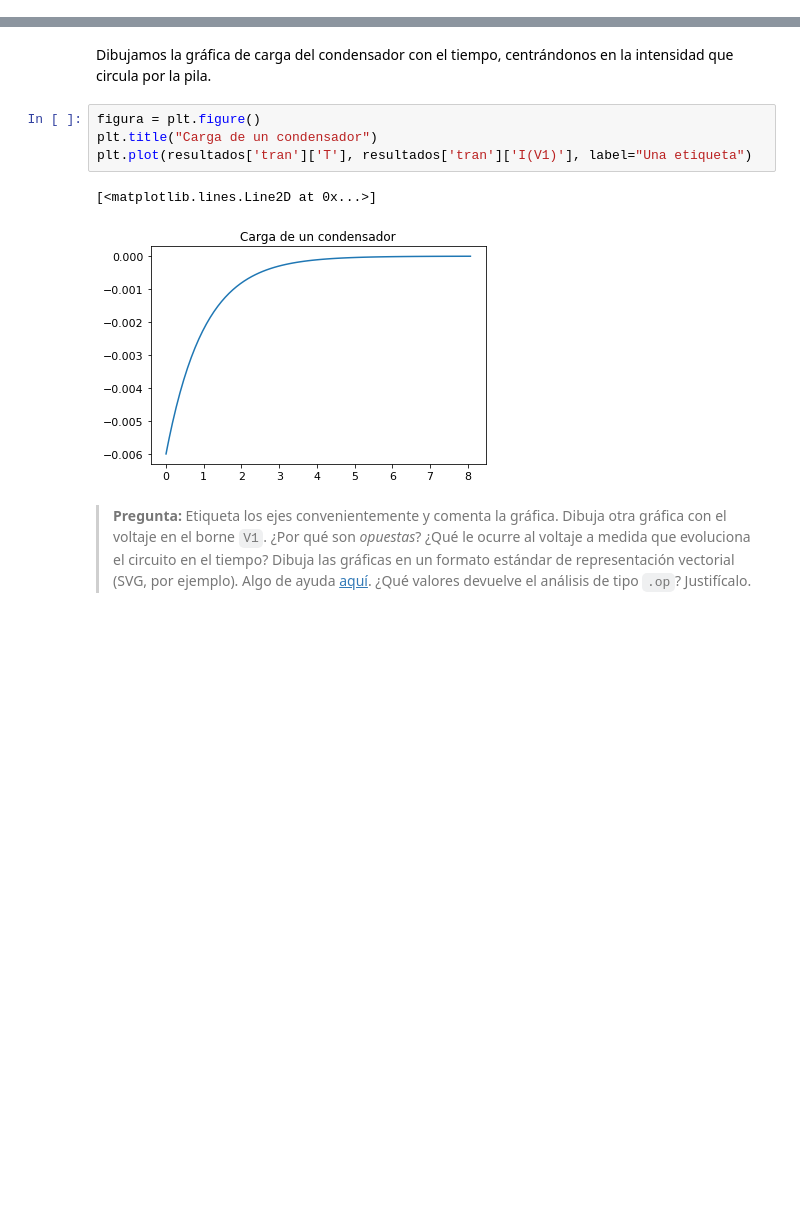
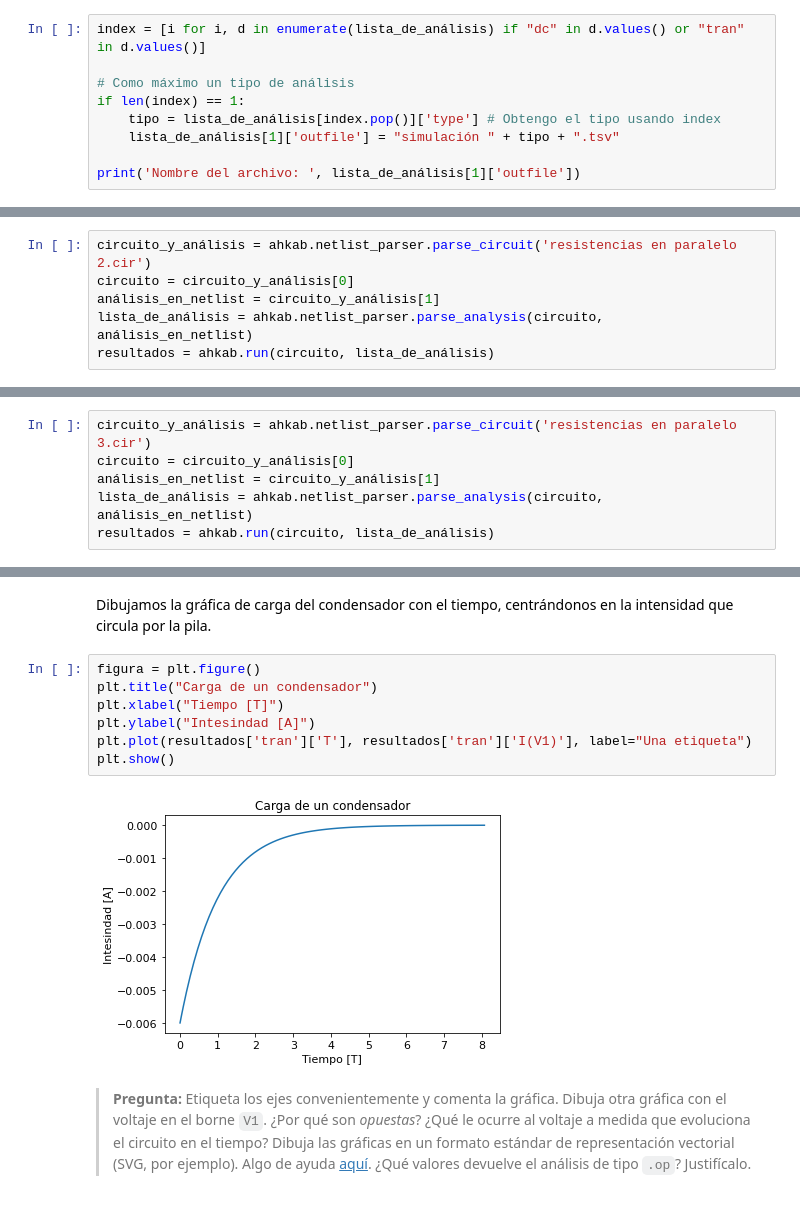
Before and after one commit to Xfirepc/FisicaParaInfo, a Jupyter notebook: enunciado.ipynb, the cells around one changed output, grey strips where cells are left out. Cells and saved outputs as stored; diff of their text form; blank space fills up the shorter version.

```diff
--- a/enunciado.ipynb
+++ b/enunciado.ipynb
@@ -308,0 +416,9 @@ Aquí tenéis un post de Stackoverflow con algo de [ayuda](https://stackoverflow
+# %%
+index = [i for i, d in enumerate(lista_de_análisis) if "dc" in d.values() or "tran" in d.values()]
+
+# Como máximo un tipo de análisis
+if len(index) == 1:
+    tipo = lista_de_análisis[index.pop()]['type'] # Obtengo el tipo usando index
+    lista_de_análisis[1]['outfile'] = "simulación " + tipo + ".tsv"
+
+print('Nombre del archivo: ', lista_de_análisis[1]['outfile'])
@@ -490,0 +786,6 @@ Repite lo mismo para los otros dos circuitos. Realiza además los cálculos con
+# %%
+circuito_y_análisis = ahkab.netlist_parser.parse_circuit('resistencias en paralelo 2.cir')
+circuito = circuito_y_análisis[0]
+análisis_en_netlist = circuito_y_análisis[1]
+lista_de_análisis = ahkab.netlist_parser.parse_analysis(circuito, análisis_en_netlist)
+resultados = ahkab.run(circuito, lista_de_análisis)
@@ -490,0 +844,6 @@ Repite lo mismo para los otros dos circuitos. Realiza además los cálculos con
+# %%
+circuito_y_análisis = ahkab.netlist_parser.parse_circuit('resistencias en paralelo 3.cir')
+circuito = circuito_y_análisis[0]
+análisis_en_netlist = circuito_y_análisis[1]
+lista_de_análisis = ahkab.netlist_parser.parse_analysis(circuito, análisis_en_netlist)
+resultados = ahkab.run(circuito, lista_de_análisis)
@@ -551,10 +942,12 @@ I(V1)       A              0    0        0
 # %%
 figura = plt.figure()
 plt.title("Carga de un condensador")
+plt.xlabel("Tiempo [T]")
+plt.ylabel("Intesindad [A]")
 plt.plot(resultados['tran']['T'], resultados['tran']['I(V1)'], label="Una etiqueta")
+plt.show()
 # %% [output]
-[<matplotlib.lines.Line2D at 0x...>]
-[figure, old version]
+[figure, new version]
 # %% [markdown]
 > **Pregunta:** Etiqueta los ejes convenientemente y comenta la gráfica. Dibuja otra gráfica con el voltaje en el borne `V1`. ¿Por qué son *opuestas*? ¿Qué le ocurre al voltaje a medida que evoluciona el circuito en el tiempo? Dibuja las gráficas en un formato estándar de representación vectorial (SVG, por ejemplo). Algo de ayuda [aquí](https://ipython.readthedocs.io/en/stable/api/generated/IPython.display.html#IPython.display.set_matplotlib_formats). ¿Qué valores devuelve el análisis de tipo `.op`? Justifícalo.
 # %% [markdown]
```
Also changed, not shown: parts of 46 cells of this notebook.
